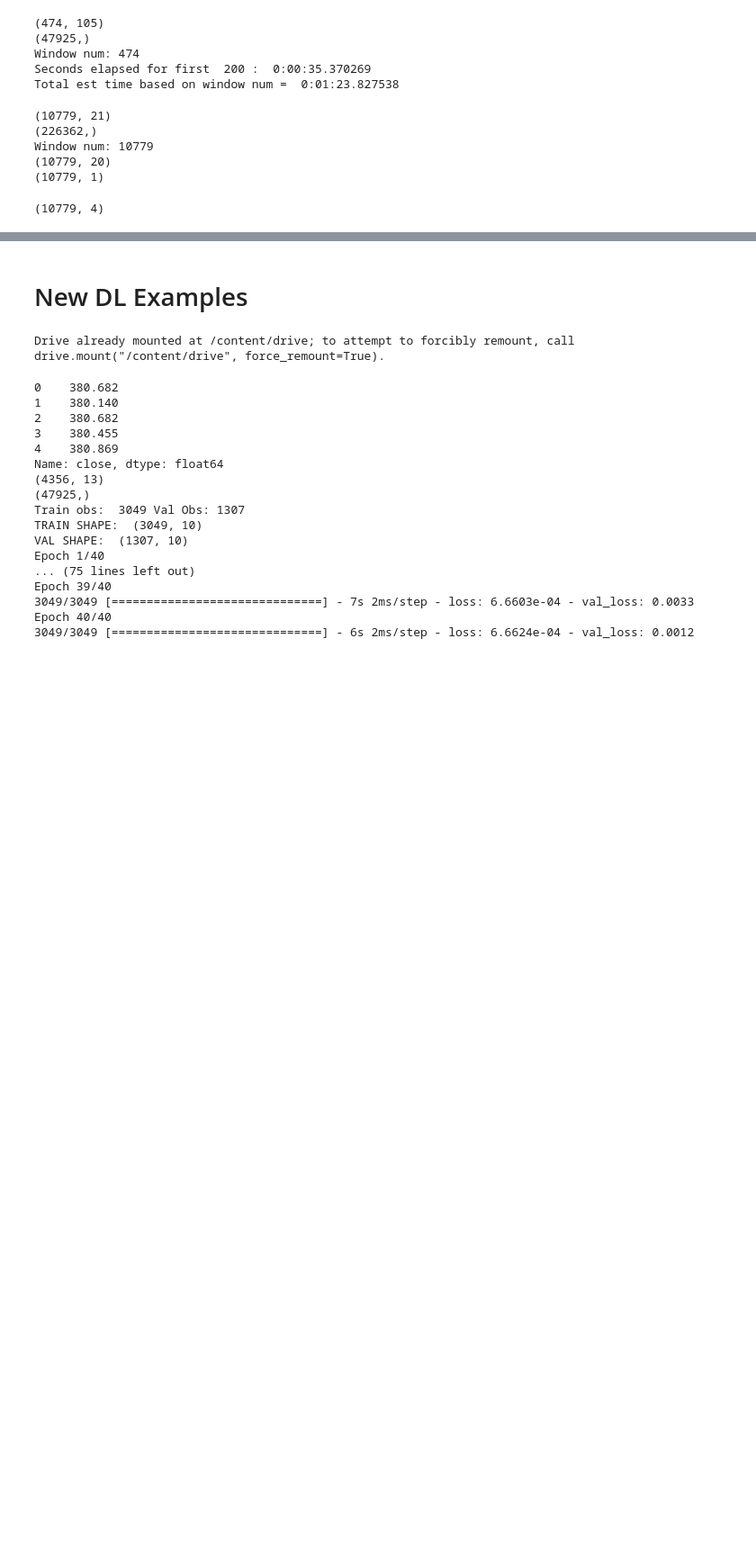
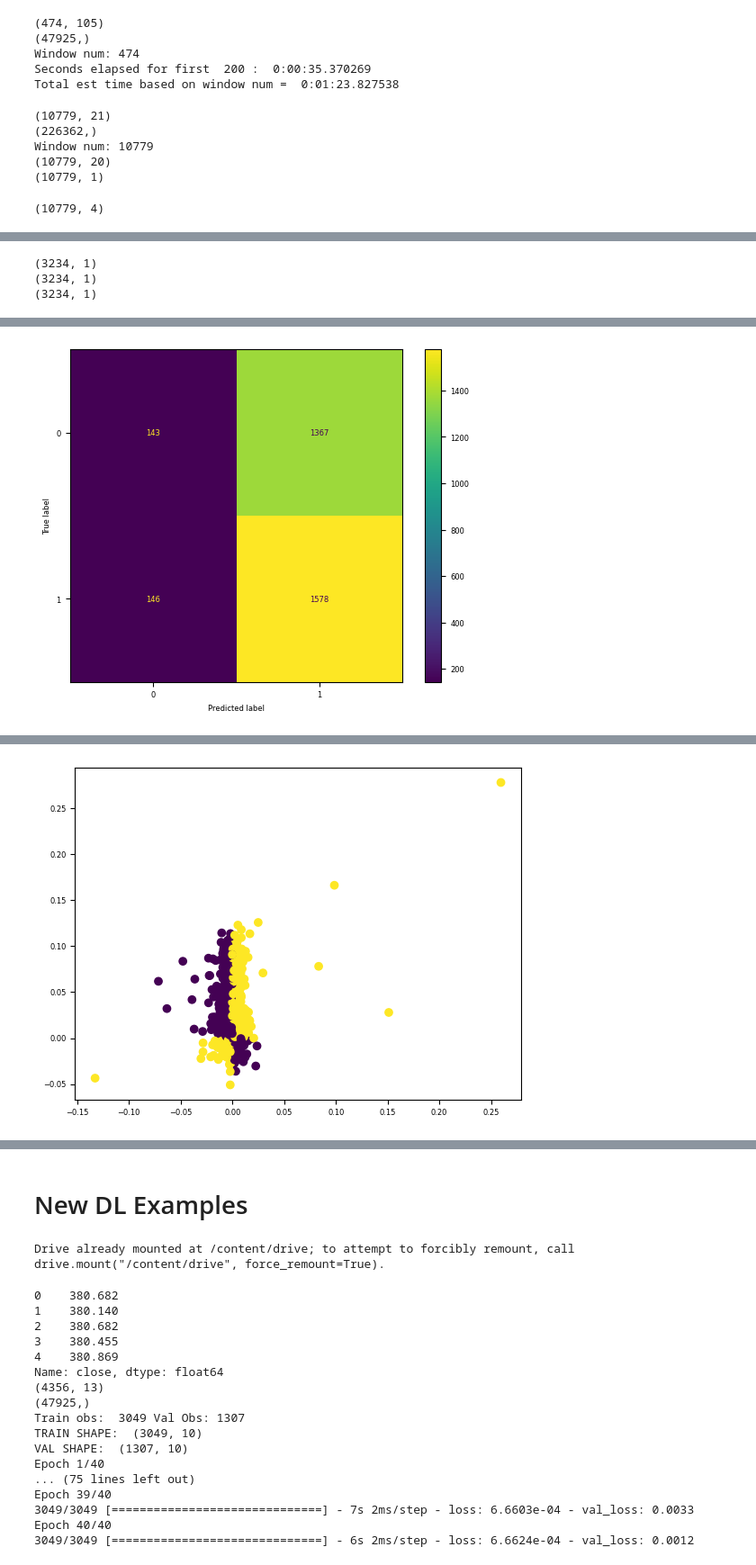
Before and after one commit to corwindark/6600-final-project, a Jupyter notebook: dl_ens_exploration.ipynb, the cells around one changed output, grey strips where cells are left out. Shown at 90% size. Saved outputs shown, nothing was run; the diff lists cells and outputs as text; code cells hidden in the pictures; blank space fills up the shorter version.

```diff
--- a/dl_ens_exploration.ipynb
+++ b/dl_ens_exploration.ipynb
@@ -1255,7 +1267,7 @@ def evaluate_nn_architecture(nn_model_dictlist, compile_params, fit_params, xtra
     stat_avg_mse, nn_mse, nn_avg_mse = calculate_metrics(window_size = windowsize, real_data = ytest, stat_pred = stattest, nn_pred = test_full_preds)
 
 
-    plt.plot((test_full_preds - nochange_pred ), (ytest- nochange_pred))
+    #plt.plot(np.subtract(test_full_preds, nochange_pred ), np.subtract(ytest, nochange_pred))
 
 
 
@@ -1266,6 +1278,9 @@ def evaluate_nn_architecture(nn_model_dictlist, compile_params, fit_params, xtra
     print("NO CHANGE MSE:", mean_squared_error(ytest, nochange_pred))
     print("Linear Change MSE:", mean_squared_error(ytest, linearstep_pred))
     print("Mean Pred MSE:", mean_squared_error(ytest, meanreversion_pred))
+
+
+    return(ytest, test_full_preds, nochange_pred)
 # %%
 # Prep X/Y Data
 spyFullmin5 = pd.read_csv("/content/drive/MyDrive/Colab Notebooks/spy2023min1.csv")
@@ -1374,7 +1389,7 @@ fit_params = {
 }
 
 
-evaluate_nn_architecture(nn_model_dictlist = model_format_dictlist,
+realy,predy,lagy = evaluate_nn_architecture(nn_model_dictlist = model_format_dictlist,
                          compile_params = compile_params,
                          fit_params = fit_params,
                          xtrain = xdatv,
@@ -1406,0 +1429,61 @@ Mean Pred MSE: 0.00022266148511591595
+# %%
+plt.rcParams['font.family'] = 'DeJavu Serif'
+plt.rcParams['font.serif'] = ['Times New Roman']
+
+lagy = np.reshape(lagy, newshape = (lagy.shape[0],1))
+print(lagy.shape)
+print(realy.shape)
+
+realdiff = np.subtract(realy, lagy)
+preddiff = np.subtract(predy, lagy)
+
+#print(np.subtract(realy, lagy)[0:10])
+
+correct_dir = np.zeros(realy.shape)
+real_increase = np.zeros(realy.shape)
+pred_increase = np.zeros(realy.shape)
+
+for i in range(0, predy.shape[0]):
+
+  if realdiff[i,0] >= 0:
+    real_increase[i,0] = 1
+  if preddiff[i,0] >= 0:
+    pred_increase[i,0] = 1
+
+  if real_increase[i,0] == pred_increase[i,0]:
+    correct_dir[i,0] = 1
+  else:
+    correct_dir[i,0] = 0
+
+
+
+#print(correct_dir[0:10])
+print(correct_dir.shape)
+
+cm = confusion_matrix(real_increase, pred_increase)
+disp = ConfusionMatrixDisplay(confusion_matrix = cm, )
+
+disp.plot()
+
+
+plt.show()
+plt.scatter(realdiff, preddiff, c = correct_dir)
+#ax.legend()
+
+plt.show()
+
+
+combinedat = np.concatenate((realdiff, preddiff, correct_dir), axis = 1)
+cd = pd.DataFrame(combinedat, columns = ['real', 'pred', 'correct'])
+
+
+print(cd['pred'])
+
+print(cd.isnull().values.any())
+
+sns.histplot(cd, x = "pred", hue = 'correct', multiple = 'stack')
+
+print(cd.dtypes)
+cd['predcut'] = pd.qcut(cd['pred'], 10, labels= ['1','2','3','4','5','6','7','8','9','10'])
+dxp.count('predcut', data=cd, split='correct', stacked=True, normalize='predcut')
+# %% [output]
@@ -1406,0 +1506,3 @@ Mean Pred MSE: 0.00022266148511591595
+(3234, 1)
+(3234, 1)
+(3234, 1)
@@ -1406,0 +1526 @@ Mean Pred MSE: 0.00022266148511591595
+[figure, added]
@@ -1406,0 +1544 @@ Mean Pred MSE: 0.00022266148511591595
+[figure, added]
```
Also changed, not shown: parts of 13 cells of this notebook.
